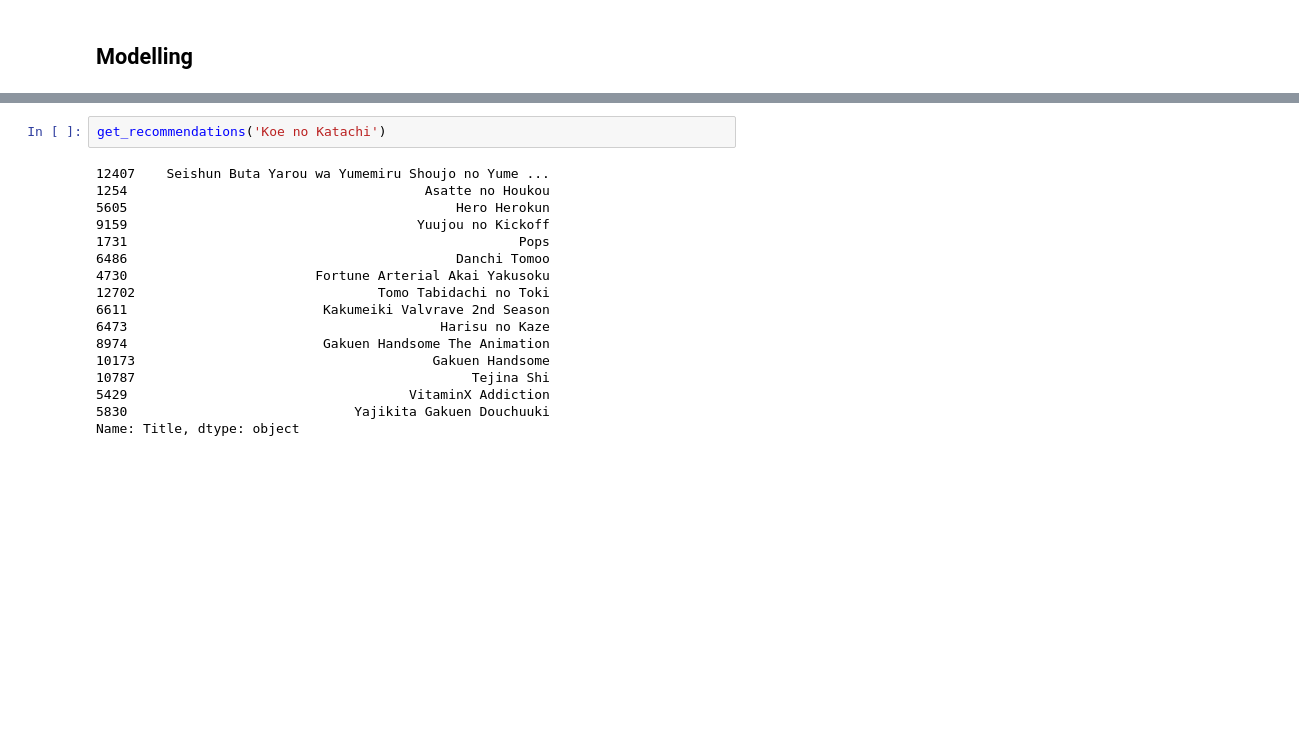
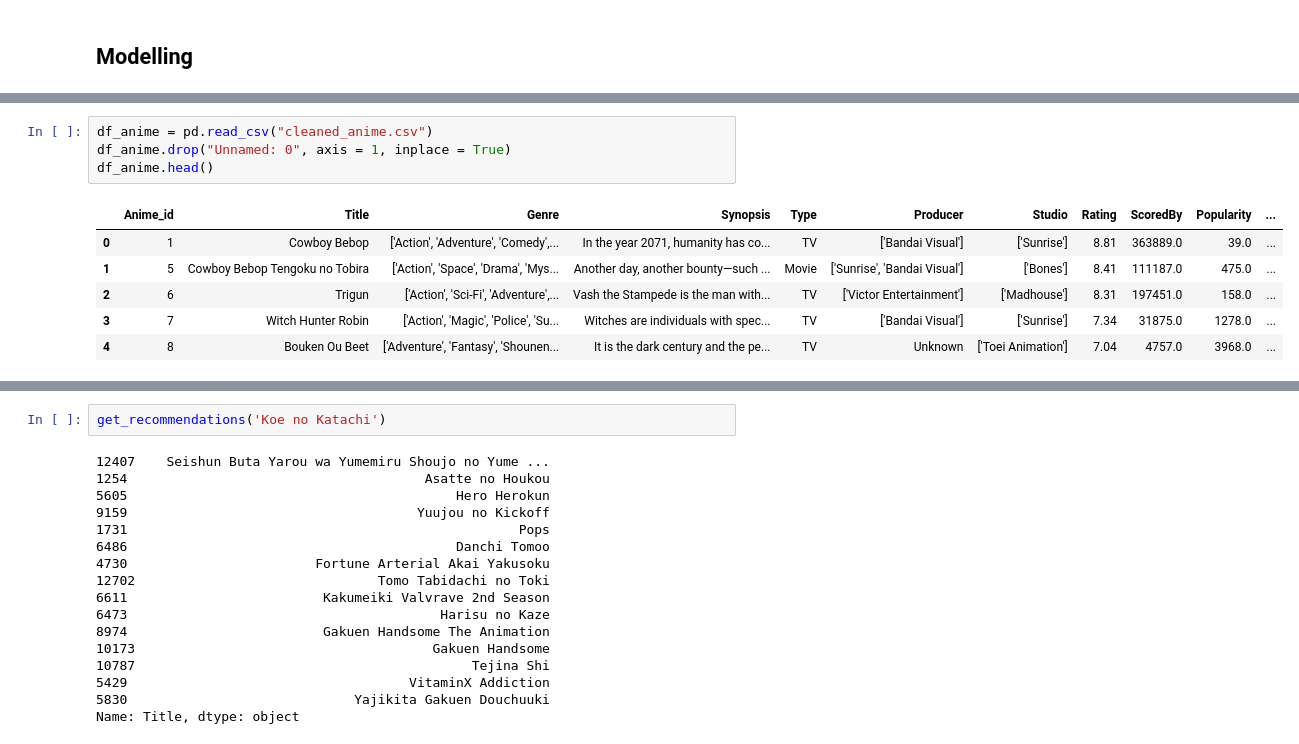
Before and after one commit to felix-n12/Movie-Recommendation-System, a Jupyter notebook: Modelling.ipynb, the cells around one changed output, grey strips where cells are left out. Drawn from its saved outputs; the diff is of its cells as text; blank space fills up the shorter version.

```diff
--- a/Modelling.ipynb
+++ b/Modelling.ipynb
@@ -15,3 +39,14 @@ df.head()
+# %%
+df_anime = pd.read_csv("cleaned_anime.csv")
+df_anime.drop("Unnamed: 0", axis = 1, inplace = True)
+df_anime.head()
+# %% [output]
+|  | Anime_id | Title | Genre | Synopsis | Type | Producer | Studio | Rating | ScoredBy | Popularity | ... |
+| 0 | 1 | Cowboy Bebop | ['Action', 'Adventure', 'Comedy',... | In the year 2071, humanity has co... | TV | ['Bandai Visual'] | ['Sunrise'] | 8.81 | 363889.0 | 39.0 | ... |
+| 1 | 5 | Cowboy Bebop Tengoku no Tobira | ['Action', 'Space', 'Drama', 'Mys... | Another day, another bounty—such ... | Movie | ['Sunrise', 'Bandai Visual'] | ['Bones'] | 8.41 | 111187.0 | 475.0 | ... |
+| 2 | 6 | Trigun | ['Action', 'Sci-Fi', 'Adventure',... | Vash the Stampede is the man with... | TV | ['Victor Entertainment'] | ['Madhouse'] | 8.31 | 197451.0 | 158.0 | ... |
+| 3 | 7 | Witch Hunter Robin | ['Action', 'Magic', 'Police', 'Su... | Witches are individuals with spec... | TV | ['Bandai Visual'] | ['Sunrise'] | 7.34 | 31875.0 | 1278.0 | ... |
+| 4 | 8 | Bouken Ou Beet | ['Adventure', 'Fantasy', 'Shounen... | It is the dark century and the pe... | TV | Unknown | ['Toei Animation'] | 7.04 | 4757.0 | 3968.0 | ... |
 # %%
 !! pip install scikit-learn
 # %% [output]
```
Also changed, not shown: parts of 149 cells of this notebook.
